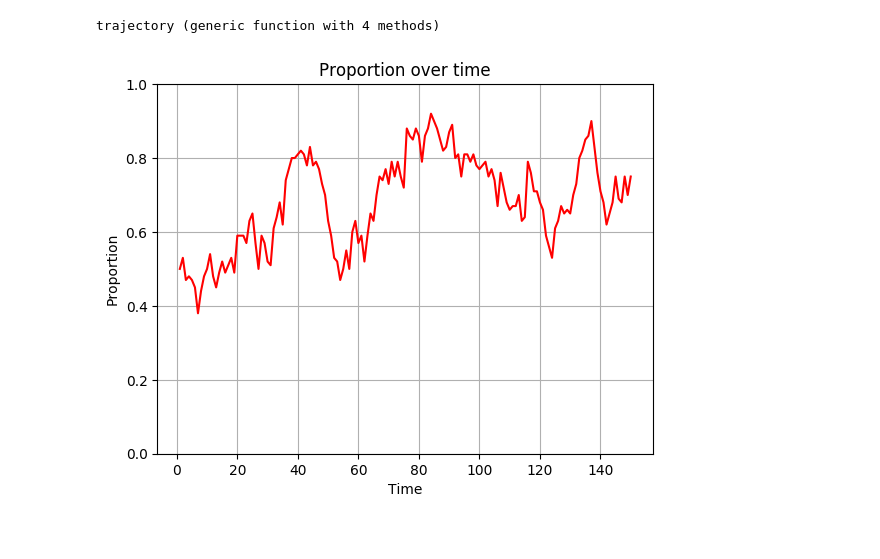
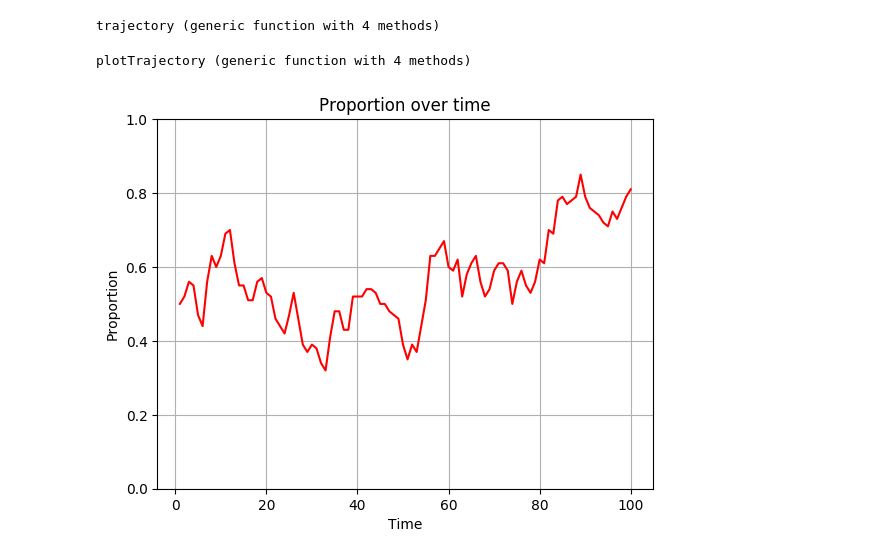
Before and after one commit to Flewer47/MOPSIProject, a Jupyter notebook: Wright-Fisher_Algorithm.ipynb, the cells around one changed output. Saved outputs shown, nothing was run; the diff lists cells and outputs as text; code cells hidden in the pictures.

```diff
--- a/Wright-Fisher_Algorithm.ipynb
+++ b/Wright-Fisher_Algorithm.ipynb
@@ -85,26 +85,38 @@ trajectory (generic function with 4 methods)
 # %%
 using PyPlot
 
-populationSize = 100
-initialProportion = 0.5
-p0to1 = 0
-p1to0 = 0
-selectionFactor = 0
-finalTime = 150
-time, traj = trajectory(populationSize, initialProportion, finalTime, p0to1, p1to0, selectionFactor)
+function plotTrajectory(populationSize, initialProportion, finalTime, p0to1 = 0, p1to0 = 0, selectionFactor = 0)
+    """
+    Plot a trajectory
+    """
 
-ioff()
-listOfTimes = collect(1:length(traj))
-title("Proportion over time")
-xlabel("Time")
-ylabel("Proportion")
-ylim(0,1)
-grid(true)
+    ioff()
 
-plot(listOfTimes, traj, color="red")
-show()
+    time, traj = trajectory(populationSize, initialProportion, finalTime, p0to1, p1to0, selectionFactor)
+    listOfTimes = collect(1:length(traj))
+    title("Proportion over time")
+    xlabel("Time")
+    ylabel("Proportion")
+    ylim(0,1)
+    grid(true)
+
+    plot(listOfTimes, traj, color="red")
+    show()
+end
 # %% [output]
-[figure, removed]
+plotTrajectory (generic function with 4 methods)
+# %%
+### Example of a trajectory ###
+
+populationSize = 100
+initialProportion = 0.5
+finalTime = 100
+p0to1 = 0.002
+p1to0 = 0.003
+selectionFactor = 0.001
+plotTrajectory(populationSize, initialProportion, finalTime, p0to1, p1to0, selectionFactor)
+# %% [output]
+[figure, added]
 # %%
 using Statistics
 
```
Also changed, not shown: parts of 2 cells of this notebook.
